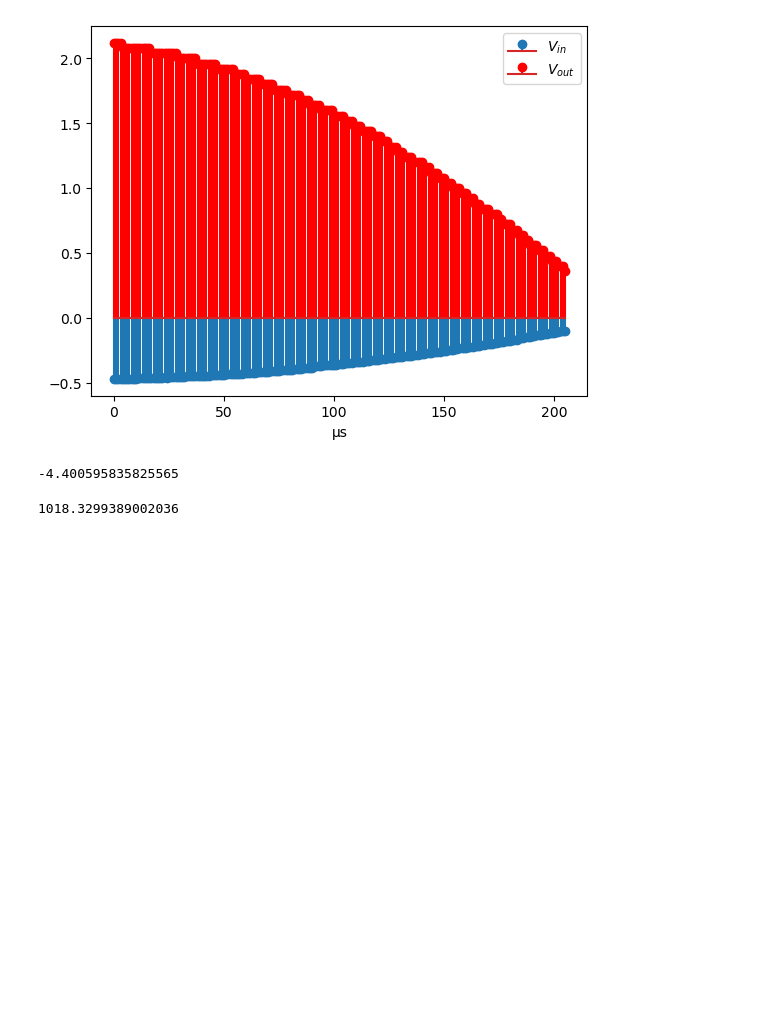
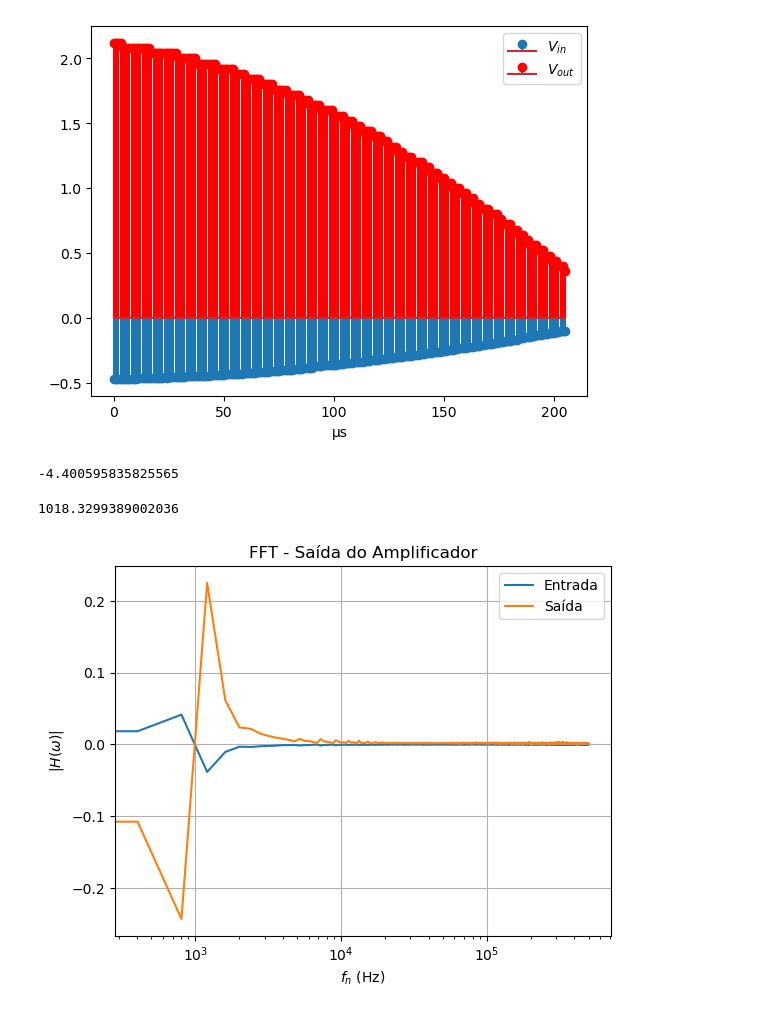
Before and after one commit to Emanuel600/Misc, a Jupyter notebook: Simul_Controle/Osci_read_test.ipynb, the cells around one changed output. Drawn from its saved outputs; the diff is of its cells as text; code cells hidden in the pictures; blank space fills up the shorter version.

```diff
--- a/Simul_Controle/Osci_read_test.ipynb
+++ b/Simul_Controle/Osci_read_test.ipynb
@@ -53,3 +54,24 @@ f  = 1e6/T                          # Frequência (Hz)
 f
 # %% [output]
 1018.3299389002036
+# %%
+import scipy as sp
+
+N = len(Vout)
+T = (t[1]-t[0])*1e-6
+
+Hout = (2.0/N) * (sp.fft.fft(Vout)[0:N//2])
+Hin  = (2.0/N) * (sp.fft.fft(Vin)[0:N//2])
+w    = sp.fft.fftfreq(N, T)[:N//2]
+
+plt.plot(w, Hin, label="Entrada")
+plt.plot(w, Hout, label="Saída")
+plt.xlabel("$f_n$ (Hz)")
+plt.ylabel("$|H(\omega)|$")
+plt.title("FFT - Saída do Amplificador")
+plt.xscale("log")
+plt.legend()
+plt.grid()
+plt.show()
+# %% [output]
+[figure, added]
```
Also changed, not shown: parts of 2 cells of this notebook, 4 other files.
